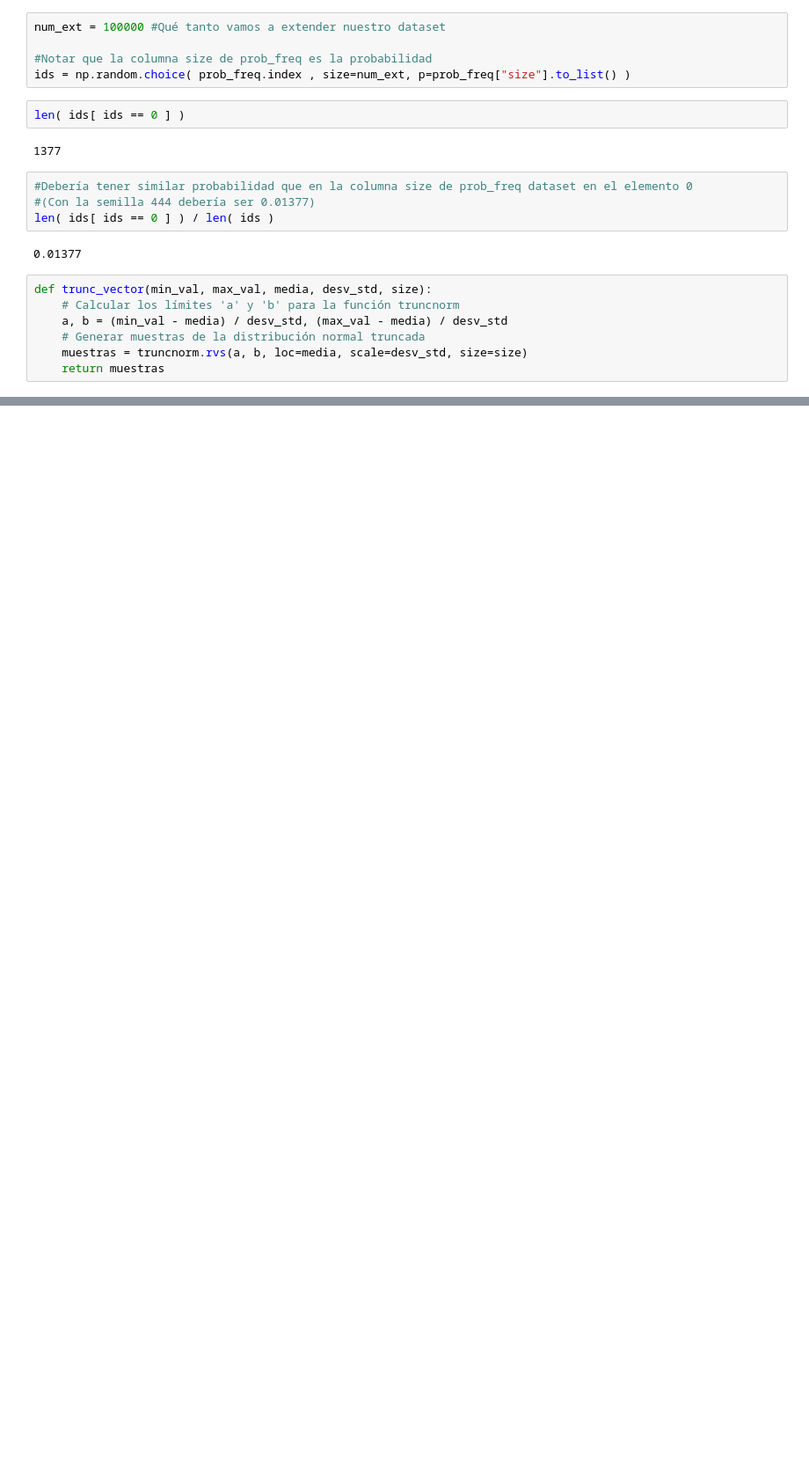
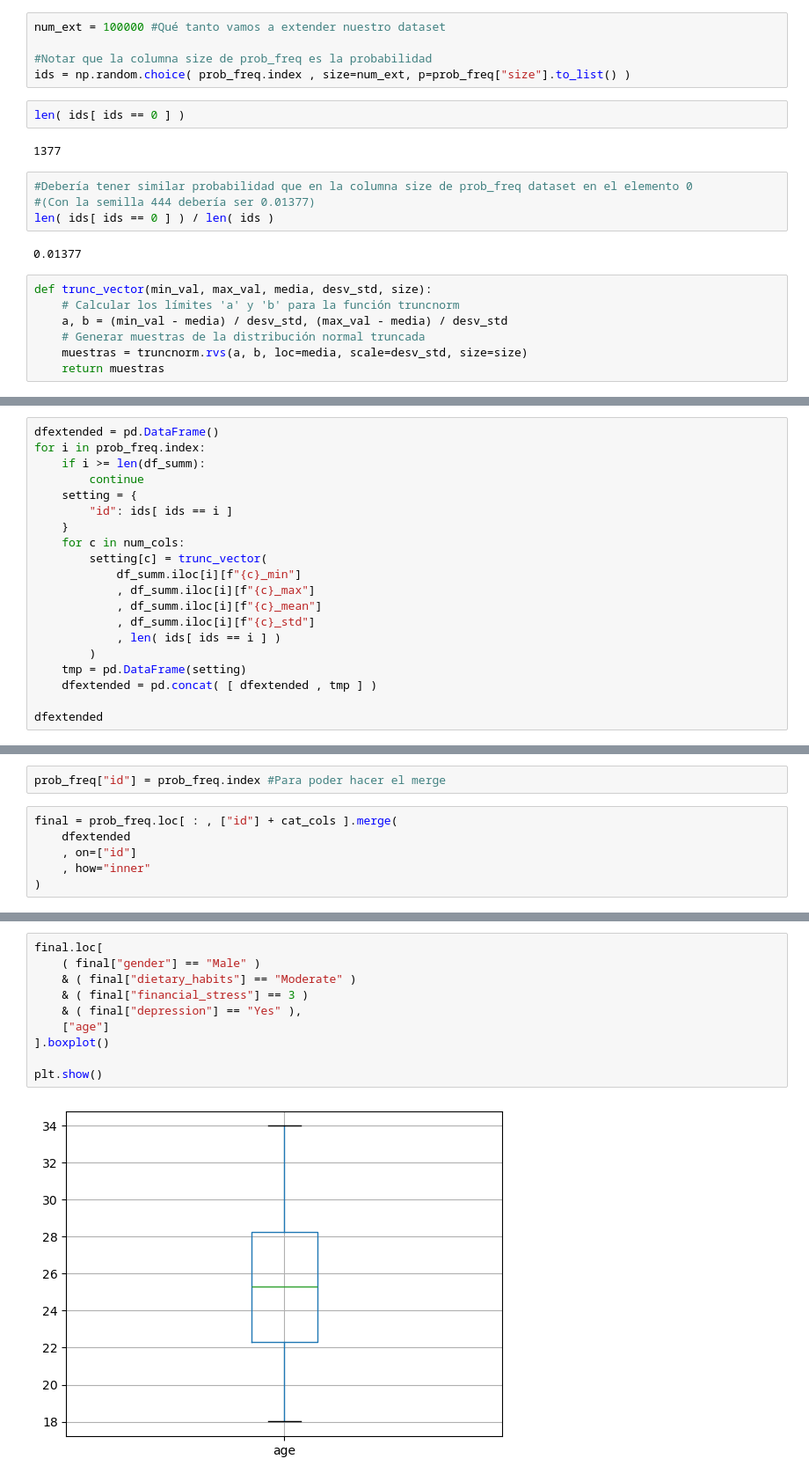
Before and after one commit to GalletaOreo98/Data-Science, a Jupyter notebook: EDA Students Depression/eda_students_depression.ipynb, the cells around one changed output, grey strips where cells are left out. Shown at 88% size. Saved outputs shown, nothing was run; the diff lists cells and outputs as text; blank space fills up the shorter version.

```diff
--- a/EDA Students Depression/eda_students_depression.ipynb
+++ b/EDA Students Depression/eda_students_depression.ipynb
@@ -537,0 +588,20 @@ def trunc_vector(min_val, max_val, media, desv_std, size):
+# %%
+dfextended = pd.DataFrame()
+for i in prob_freq.index:
+    if i >= len(df_summ):
+        continue
+    setting = {
+        "id": ids[ ids == i ]
+    }
+    for c in num_cols:
+        setting[c] = trunc_vector(
+            df_summ.iloc[i][f"{c}_min"]
+            , df_summ.iloc[i][f"{c}_max"]
+            , df_summ.iloc[i][f"{c}_mean"]
+            , df_summ.iloc[i][f"{c}_std"]
+            , len( ids[ ids == i ] )
+        )
+    tmp = pd.DataFrame(setting)
+    dfextended = pd.concat( [ dfextended , tmp ] )
+
+dfextended
@@ -537,0 +622,8 @@ def trunc_vector(min_val, max_val, media, desv_std, size):
+# %%
+prob_freq["id"] = prob_freq.index #Para poder hacer el merge
+# %%
+final = prob_freq.loc[ : , ["id"] + cat_cols ].merge(
+    dfextended
+    , on=["id"]
+    , how="inner"
+)
@@ -537,0 +685,12 @@ def trunc_vector(min_val, max_val, media, desv_std, size):
+# %%
+final.loc[
+    ( final["gender"] == "Male" )
+    & ( final["dietary_habits"] == "Moderate" )
+    & ( final["financial_stress"] == 3 )
+    & ( final["depression"] == "Yes" ),
+    ["age"]
+].boxplot()
+
+plt.show()
+# %% [output]
+[figure, added]
```
Also changed, not shown: parts of 19 cells of this notebook.
